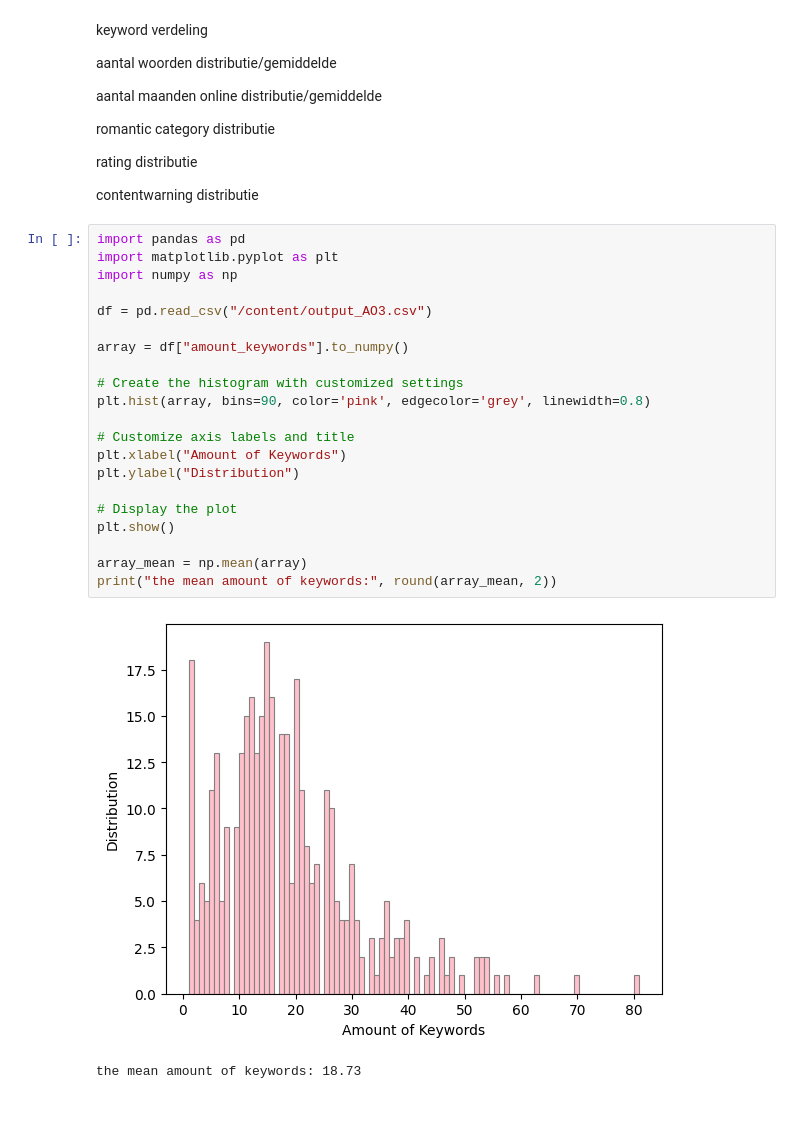
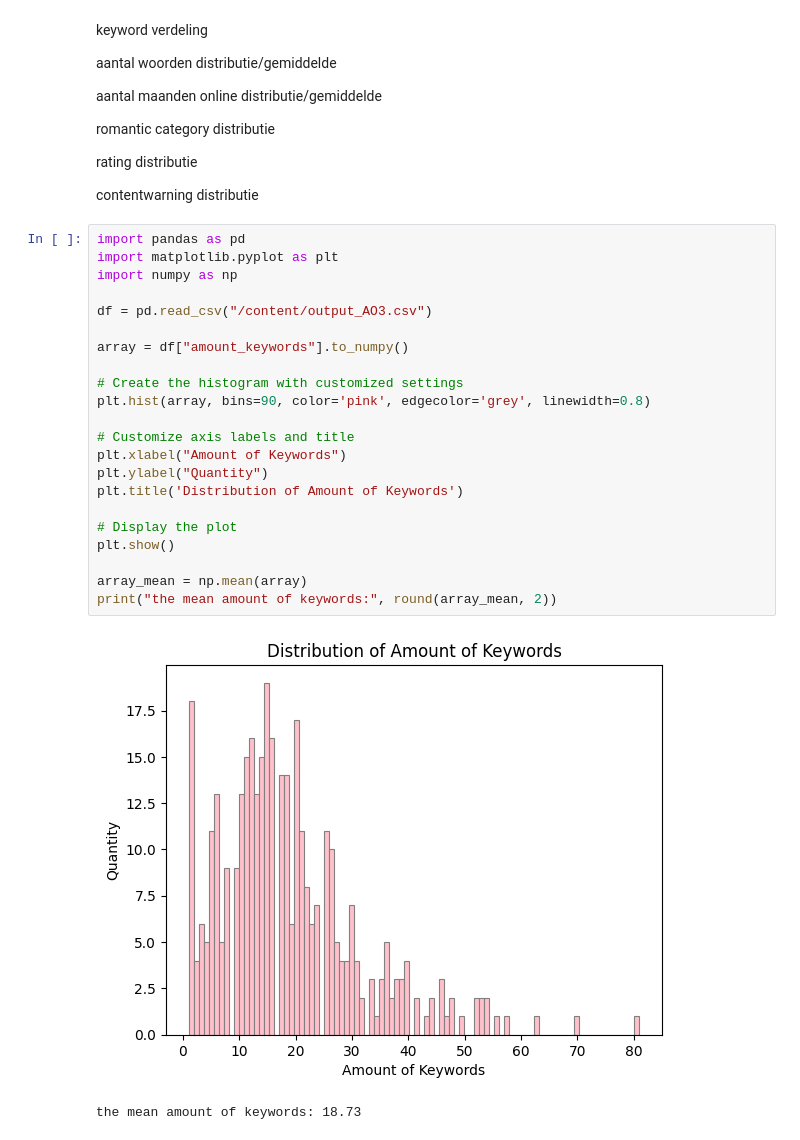
Before and after one commit to thijmenadam0/sem-web-final-project, a Jupyter notebook: Semantic_Web_Data_Visualization.ipynb, the cells around one changed output. Cells and saved outputs as stored; diff of their text form; blank space fills up the shorter version.

```diff
--- a/Semantic_Web_Data_Visualization.ipynb
+++ b/Semantic_Web_Data_Visualization.ipynb
@@ -109,26 +109,27 @@ contentwarning distributie
 # %%
 import pandas as pd
 import matplotlib.pyplot as plt
 import numpy as np
 
 df = pd.read_csv("/content/output_AO3.csv")
 
 array = df["amount_keywords"].to_numpy()
 
 # Create the histogram with customized settings
 plt.hist(array, bins=90, color='pink', edgecolor='grey', linewidth=0.8)
 
 # Customize axis labels and title
 plt.xlabel("Amount of Keywords")
-plt.ylabel("Distribution")
+plt.ylabel("Quantity")
+plt.title('Distribution of Amount of Keywords')
 
 # Display the plot
 plt.show()
 
 array_mean = np.mean(array)
 print("the mean amount of keywords:", round(array_mean, 2))
 # %% [output]
-[figure, old version]
+[figure, new version]
 the mean amount of keywords: 18.73
 # %%
 array = df["words"].to_numpy()
```
Also changed, not shown: parts of 12 cells of this notebook.
